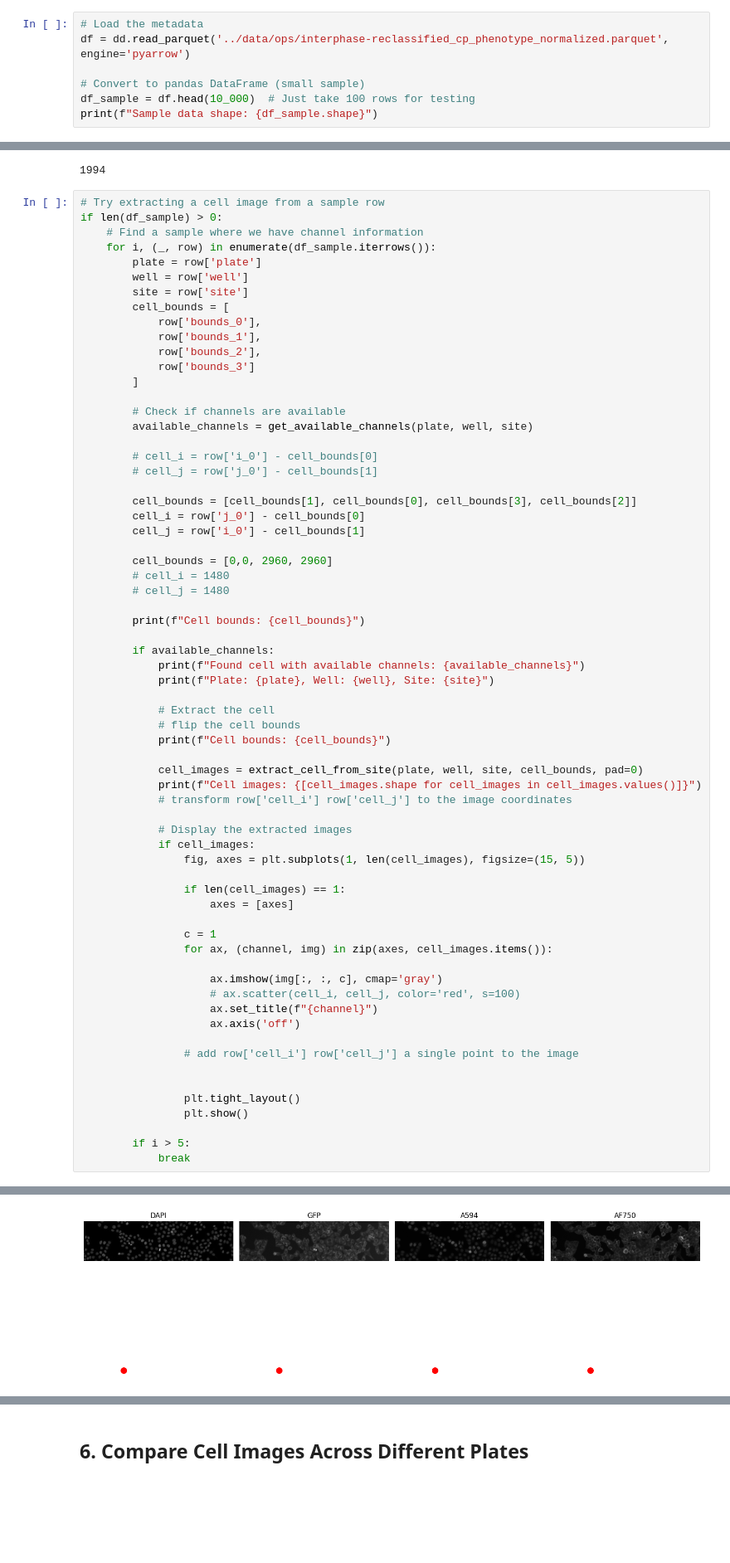
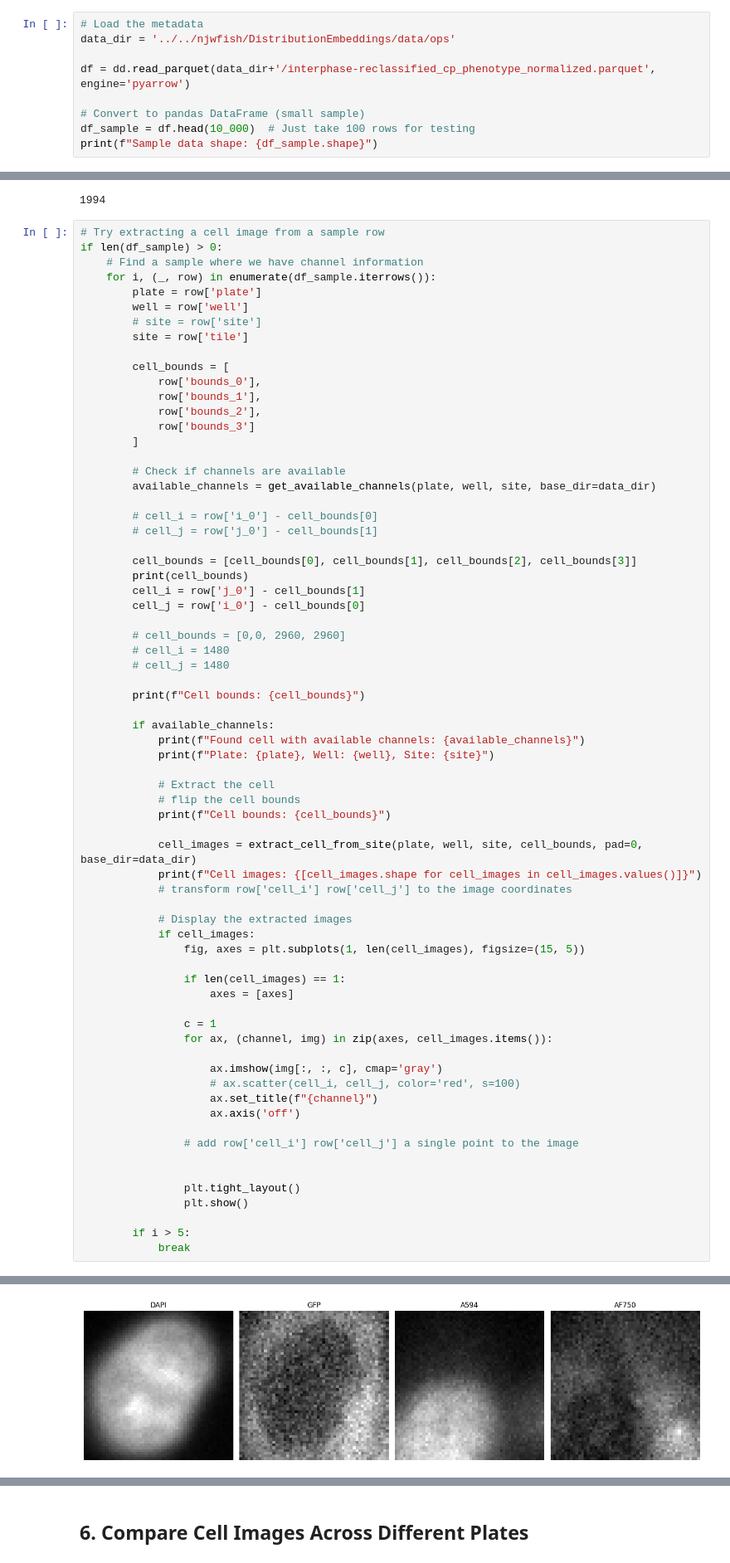
Before and after one commit to njwfish/DistributionEmbeddings, a Jupyter notebook: notebooks/ops.ipynb, the cells around one changed output, grey strips where cells are left out. Shown at 83% size. Saved outputs shown, nothing was run; the diff lists cells and outputs as text; blank space fills up the shorter version.

```diff
--- a/notebooks/ops.ipynb
+++ b/notebooks/ops.ipynb
@@ -43,7 +35,9 @@ plate_structure
 ## 2. Load Metadata from Parquet File
 # %%
 # Load the metadata
-df = dd.read_parquet('../data/ops/interphase-reclassified_cp_phenotype_normalized.parquet', engine='pyarrow')
+data_dir = '../../njwfish/DistributionEmbeddings/data/ops'
+
+df = dd.read_parquet(data_dir+'/interphase-reclassified_cp_phenotype_normalized.parquet', engine='pyarrow')
 
 # Convert to pandas DataFrame (small sample)
 df_sample = df.head(10_000)  # Just take 100 rows for testing
@@ -162,7 +156,9 @@ if len(df_sample) > 0:
     for i, (_, row) in enumerate(df_sample.iterrows()):
         plate = row['plate']
         well = row['well']
-        site = row['site']
+        # site = row['site']
+        site = row['tile']
+
         cell_bounds = [
             row['bounds_0'],
             row['bounds_1'],
@@ -171,16 +167,17 @@ if len(df_sample) > 0:
         ]
 
         # Check if channels are available
-        available_channels = get_available_channels(plate, well, site)
+        available_channels = get_available_channels(plate, well, site, base_dir=data_dir)
 
         # cell_i = row['i_0'] - cell_bounds[0]
         # cell_j = row['j_0'] - cell_bounds[1]
 
-        cell_bounds = [cell_bounds[1], cell_bounds[0], cell_bounds[3], cell_bounds[2]]
-        cell_i = row['j_0'] - cell_bounds[0]
-        cell_j = row['i_0'] - cell_bounds[1]
+        cell_bounds = [cell_bounds[0], cell_bounds[1], cell_bounds[2], cell_bounds[3]]
+        print(cell_bounds)
+        cell_i = row['j_0'] - cell_bounds[1]
+        cell_j = row['i_0'] - cell_bounds[0]
 
-        cell_bounds = [0,0, 2960, 2960]
+        # cell_bounds = [0,0, 2960, 2960]
         # cell_i = 1480
         # cell_j = 1480
 
@@ -194,7 +191,7 @@ if len(df_sample) > 0:
             # flip the cell bounds
             print(f"Cell bounds: {cell_bounds}")
 
-            cell_images = extract_cell_from_site(plate, well, site, cell_bounds, pad=0)
+            cell_images = extract_cell_from_site(plate, well, site, cell_bounds, pad=0, base_dir=data_dir)
             print(f"Cell images: {[cell_images.shape for cell_images in cell_images.values()]}")
             # transform row['cell_i'] row['cell_j'] to the image coordinates
 
@@ -233 +231 @@ Cell images: [(614, 2305, 4), (614, 2305, 4), (614, 2305, 4), (614, 2305, 4)]
-[figure, old version]
+[figure, new version]
```
Also changed, not shown: parts of 2 cells of this notebook, 11 other files.
